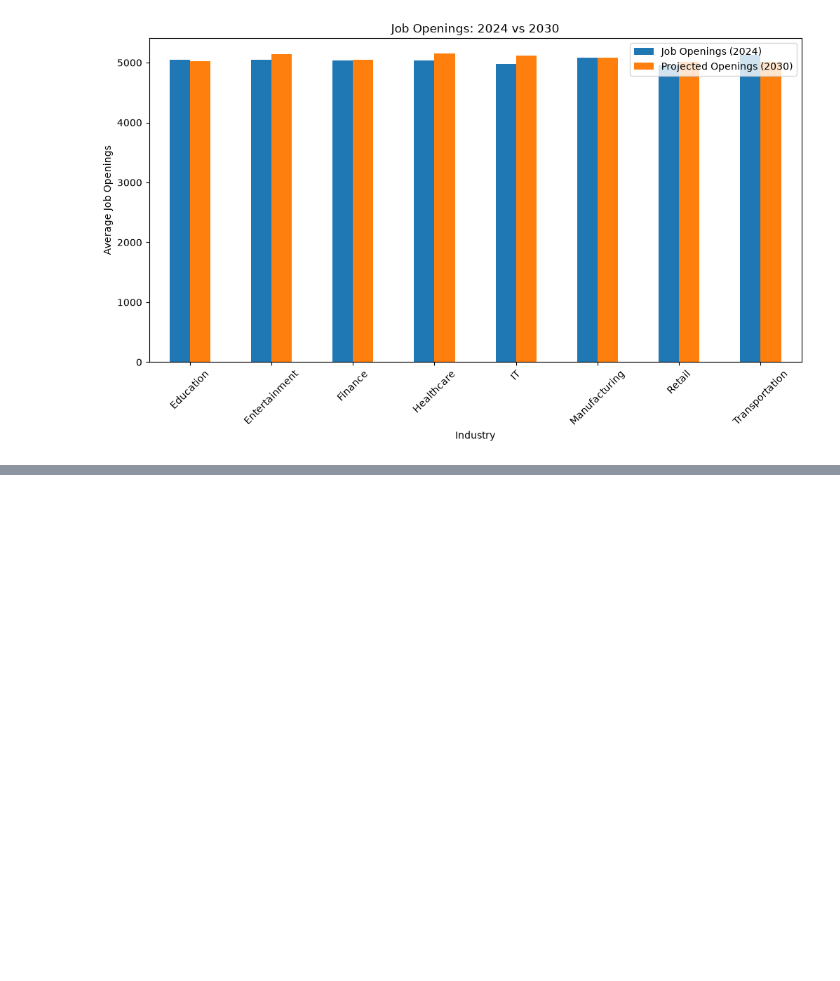
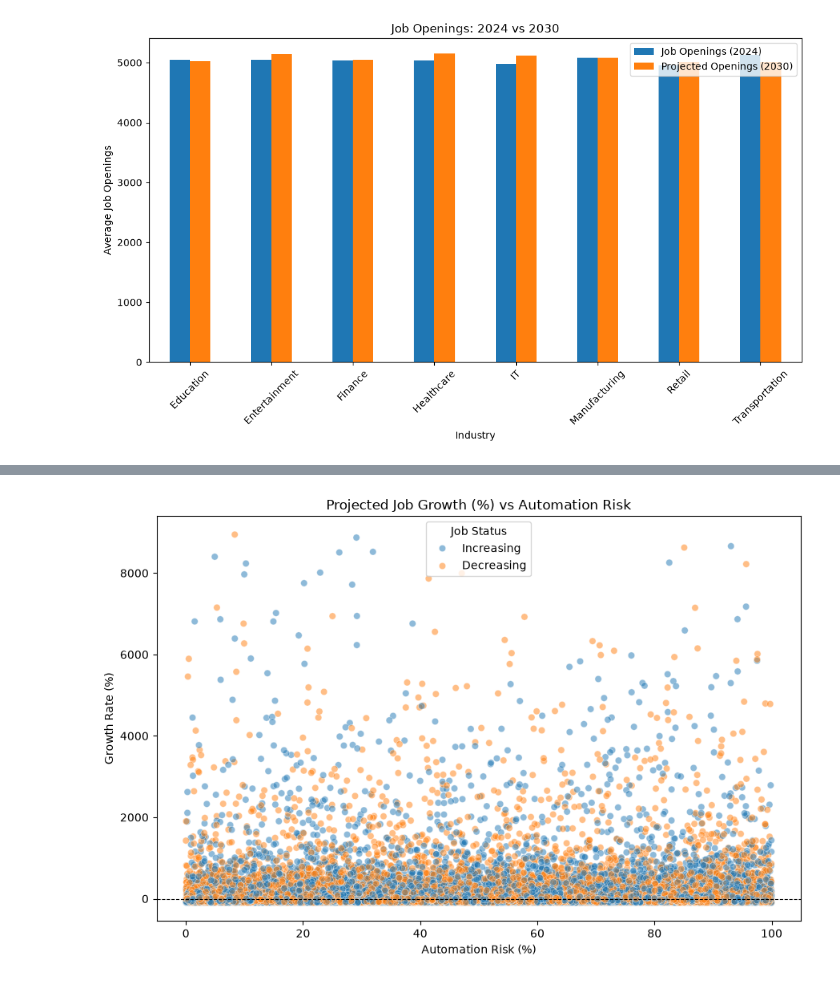
Before and after one commit to Magar-Bhuwan/AI-Trends-2030-Analysis, a Jupyter notebook: project.ipynb, the cells around one changed output, grey strips where cells are left out. Cells and saved outputs as stored; diff of their text form; code cells hidden in the pictures; blank space fills up the shorter version.

```diff
--- a/project.ipynb
+++ b/project.ipynb
@@ -272,0 +292,31 @@ plt.show()
+# %%
+data["Growth"] = (
+    data["Projected Openings (2030)"] - data["Job Openings (2024)"]
+)
+
+data["Growth Rate (%)"] = (
+    data["Growth"] /
+    data["Job Openings (2024)"].replace(0, np.nan)
+) * 100
+# %%
+fig, ax = plt.subplots(figsize=(9, 6))
+
+sns.scatterplot(
+    data=data,
+    x="Automation Risk (%)",
+    y="Growth Rate (%)",
+    hue="Job Status",
+    alpha=0.5,
+    ax=ax
+)
+
+ax.axhline(0, color="black", linewidth=0.8, linestyle="--")
+
+ax.set_title("Projected Job Growth (%) vs Automation Risk")
+ax.set_xlabel("Automation Risk (%)")
+ax.set_ylabel("Growth Rate (%)")
+
+plt.tight_layout()
+plt.show()
+# %% [output]
+[figure, added]
```
Also changed, not shown: parts of 64 cells of this notebook, 4 other files.
